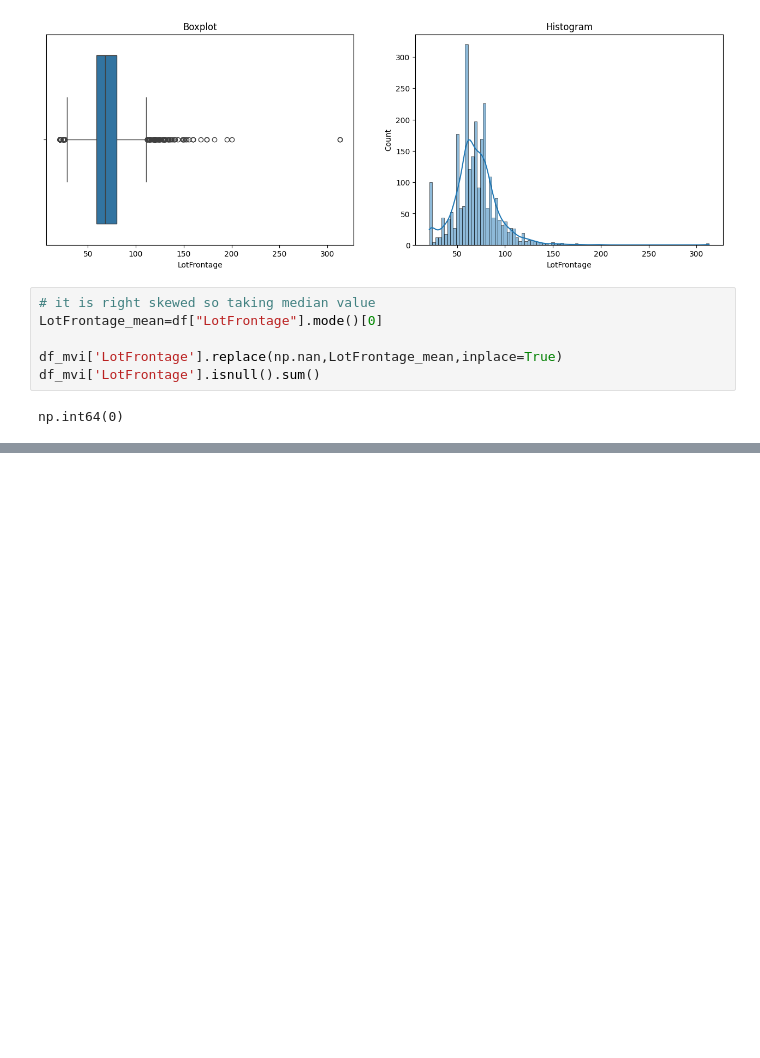
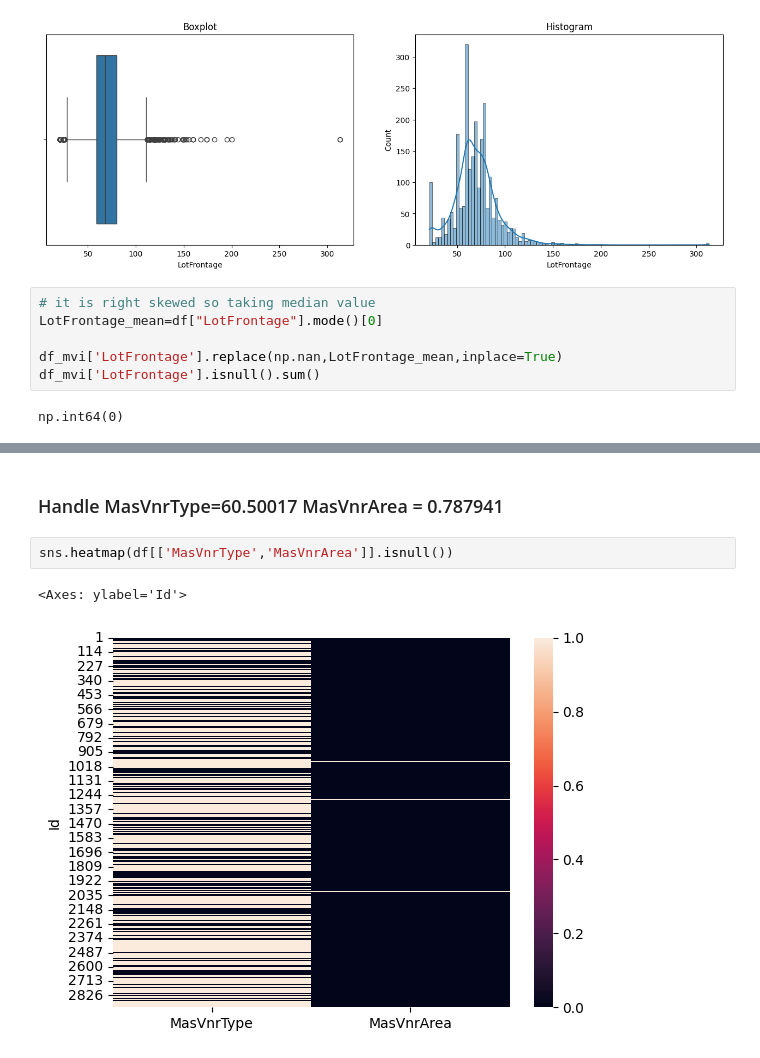
Before and after one commit to HarshRaut9945/House-Price-Prediction-Regression-Project, a Jupyter notebook: data.ipynb, the cells around one changed output, grey strips where cells are left out. Drawn from its saved outputs; the diff is of its cells as text; blank space fills up the shorter version.

```diff
--- a/data.ipynb
+++ b/data.ipynb
@@ -422,0 +536,7 @@ np.int64(0)
+# %% [markdown]
+### Handle MasVnrType=60.50017 MasVnrArea =  0.787941
+# %%
+sns.heatmap(df[['MasVnrType','MasVnrArea']].isnull())
+# %% [output]
+<Axes: ylabel='Id'>
+[figure, added]
```
Also changed, not shown: parts of 36 cells of this notebook.
